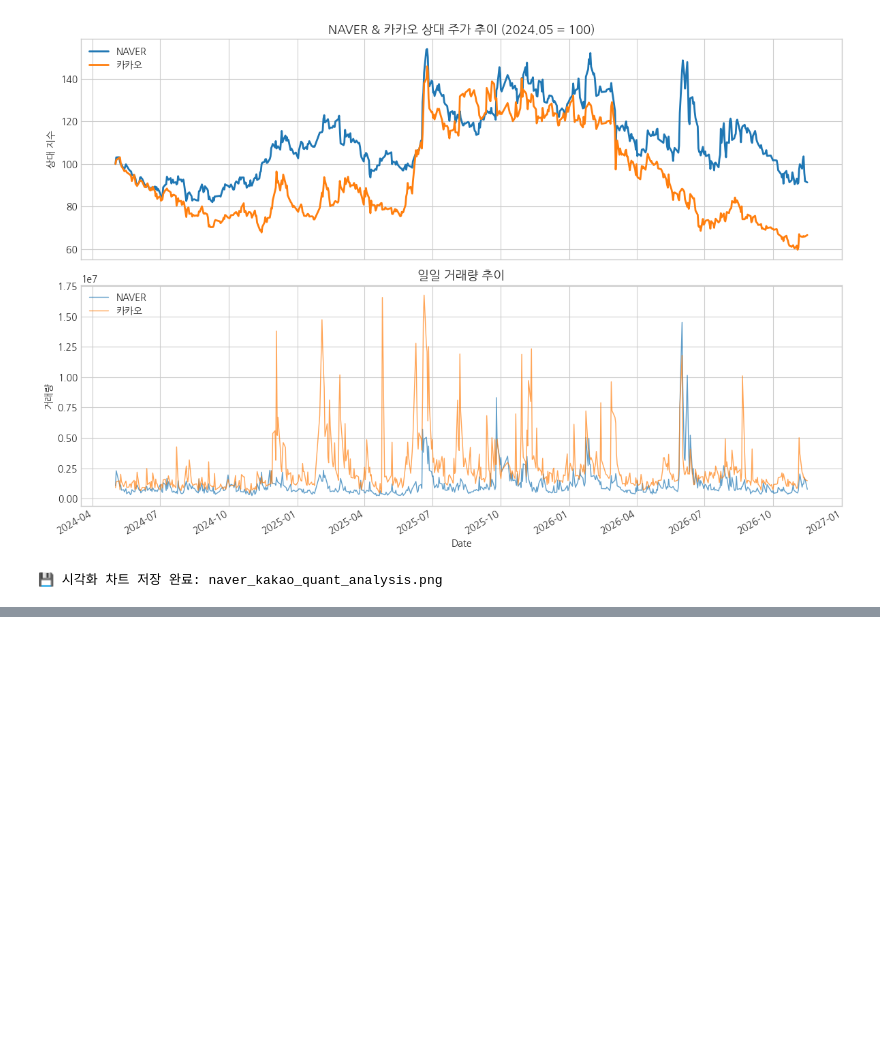
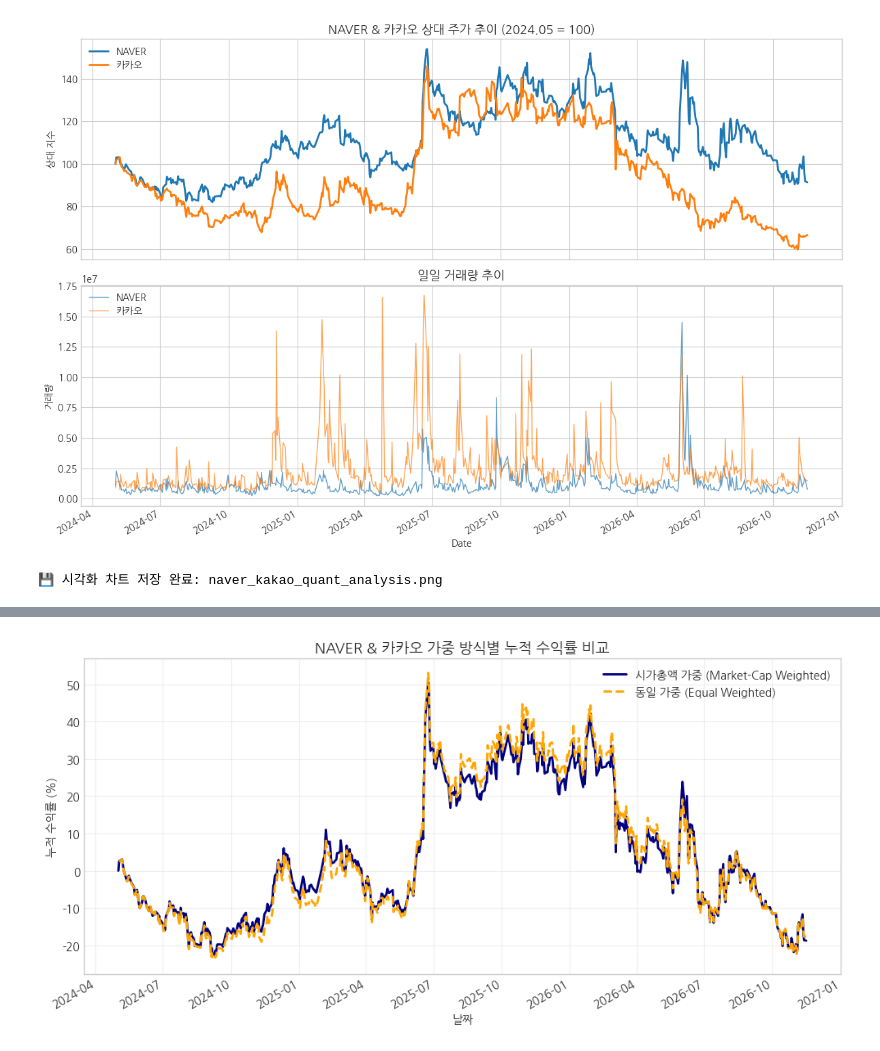
Before and after one commit to yumin9931-collab/-, a Jupyter notebook: 금융통계 기말 2차 초안.ipynb, the cells around one changed output, grey strips where cells are left out. Cells and saved outputs as stored; diff of their text form; code cells hidden in the pictures; blank space fills up the shorter version.

```diff
--- a/금융통계 기말 2차 초안.ipynb
+++ b/금융통계 기말 2차 초안.ipynb
@@ -721,3 +721,102 @@ NAVER     N/A    N/A    N/A    N/A
   카카오     N/A    N/A    N/A    N/A
 [figure]
 💾 시각화 차트 저장 완료: naver_kakao_quant_analysis.png
+# %%
+from __future__ import annotations
+import pandas as pd
+import numpy as np
+import FinanceDataReader as fdr
+import matplotlib.pyplot as plt
+
+# 1. 시각화 폰트 설정 (코랩 나눔고딕)
+import subprocess
+from pathlib import Path
+import matplotlib.font_manager as fm
+
+subprocess.run(['apt-get', 'update'], stdout=subprocess.DEVNULL)
+subprocess.run(['apt-get', 'install', '-y', 'fonts-nanum'], stdout=subprocess.DEVNULL)
+
+nanum_font_path = '/usr/share/fonts/truetype/nanum/NanumGothic.ttf'
+if Path(nanum_font_path).exists():
+    fe = fm.FontEntry(fname=nanum_font_path, name='NanumGothic')
+    fm.fontManager.ttflist.insert(0, fe)
+    plt.rcParams['font.family'] = 'NanumGothic'
+
+plt.rcParams['axes.unicode_minus'] = False
+
+# 2. 분석 대상 유니버스 및 기간 설정 (2.5년 치)
+tickers = {
+    "035420": "NAVER",
+    "035720": "카카오"
+}
+
+start_date = "2024-05-01"
+end_date = pd.Timestamp.today().strftime("%Y-%m-%d")
+
+print(f"=== NAVER & 카카오 시가총액 가중 수익률 산출 ({start_date} ~ {end_date}) ===")
+
+# 3. 주가(Close) 및 상장주식수(Shares) 크롤링을 위한 데이터 수집
+# ※ 정확한 시가총액 계산을 위해 일별 주가와 발행주식수(또는 시가총액 근사 데이터)를 확보합니다.
+price_data = {}
+market_cap_data = {}
+
+for code, name in tickers.items():
+    df = fdr.DataReader(code, start_date, end_date)
+    price_data[name] = df['Close']
+
+    # 네이버 금융 등에서 시가총액 정보를 가져오거나 주가 * 상장주식수로 산출
+    # 여기서는 FinanceDataReader의 시총 추정치 혹은 개별 종목 상장주식수 대용 데이터를 활용합니다.
+    # (실제 코스피 지수는 상장주식수 * 주가로 일별 시가총액을 산출합니다)
+    try:
+        # 대략적인 상장주식수 고정값 또는 일별 시총 데이터 연동
+        shares = 164263395 if code == "035420" else 443528245  # NAVER, 카카오 최근 기준 대략적 상장주식수
+        market_cap_data[name] = df['Close'] * shares
+    except Exception as e:
+        print(f"[오류] {name} 시가총액 계산 실패: {e}")
+
+df_price = pd.DataFrame(price_data)
+df_mcap = pd.DataFrame(market_cap_data).dropna()
+
+# 4. 시가총액 가중 수익률 계산 로직
+# - 전일 시가총액 기준 가중치(Weight) 산출
+# - 당일 종목별 수익률 * 전일 가중치 합산
+df_returns = df_price.pct_change()
+df_mcap_lag = df_mcap.shift(1) # 전일 시가총액
+
+# 전일 총 시가총액
+total_mcap_lag = df_mcap_lag.sum(axis=1)
+
+# 종목별 가중치 (Weight)
+df_weights = df_mcap_lag.div(total_mcap_lag, axis=0)
+
+# 시가총액 가중 업종 일별 수익률 = Sum(종목별 일별 수익률 * 전일 가중치)
+weighted_daily_return = (df_returns * df_weights).sum(axis=1).dropna()
+
+# 누적 수익률 계산
+cumulative_weighted_return = (1 + weighted_daily_return).cumprod() - 1
+
+print("\n" + "="*50)
+print(" 📊 [결과] 시가총액 가중 일별 수익률 요약 (상위 5행)")
+print("="*50)
+print(weighted_daily_return.head())
+
+print(f"\n기간 총 누적 시가총액 가중 수익률: {cumulative_weighted_return.iloc[-1]*100:.2f}%")
+
+# 5. 시각화 (시가총액 가중 수익률 vs 단순 동일가중 수익률 비교)
+equal_weighted_return = (df_returns.mean(axis=1)).dropna()
+cumulative_equal_return = (1 + equal_weighted_return).cumprod() - 1
+
+plt.figure(figsize=(10, 5))
+(cumulative_weighted_return * 100).plot(label='시가총액 가중 (Market-Cap Weighted)', linewidth=2, color='navy')
+(cumulative_equal_return * 100).plot(label='동일 가중 (Equal Weighted)', linewidth=2, linestyle='--', color='orange')
+
+plt.title("NAVER & 카카오 가중 방식별 누적 수익률 비교", fontsize=13, fontweight='bold')
+plt.xlabel("날짜")
+plt.ylabel("누적 수익률 (%)")
+plt.legend()
+plt.grid(True, alpha=0.3)
+plt.tight_layout()
+plt.savefig("mcap_vs_equal_weighted_return.png", dpi=300)
+plt.show()
+print("\n💾 비교 차트 저장 완료: mcap_vs_equal_weighted_return.png")
+# %% [output]
@@ -723,0 +837 @@ NAVER     N/A    N/A    N/A    N/A
+[figure, added]
```
Also changed, not shown: parts of 4 cells of this notebook.
